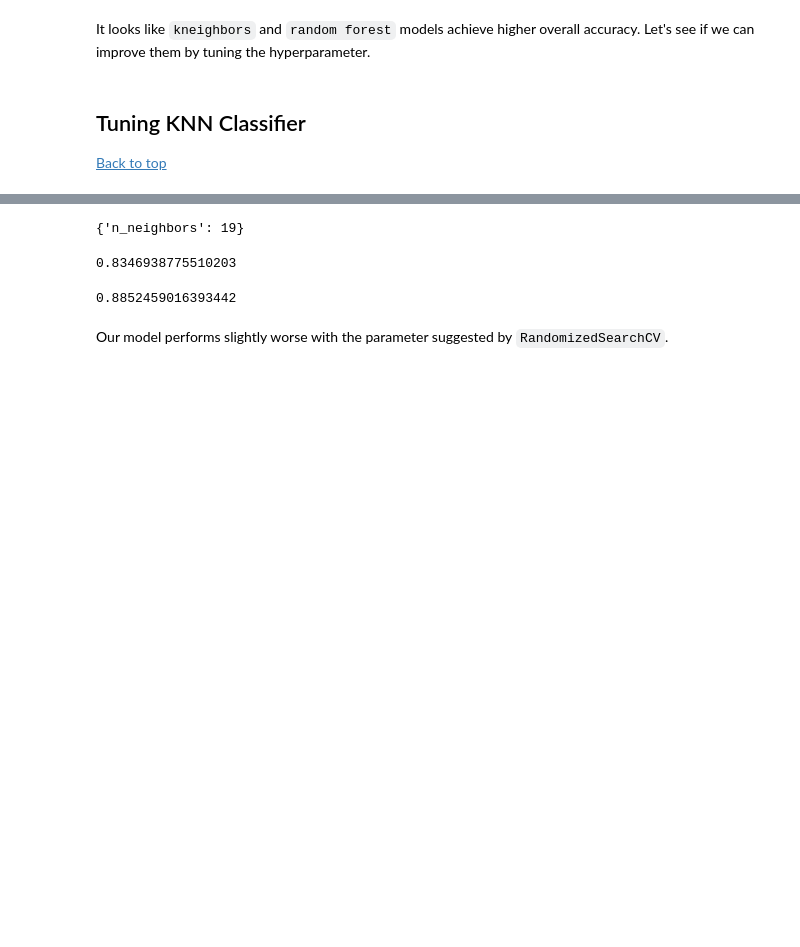
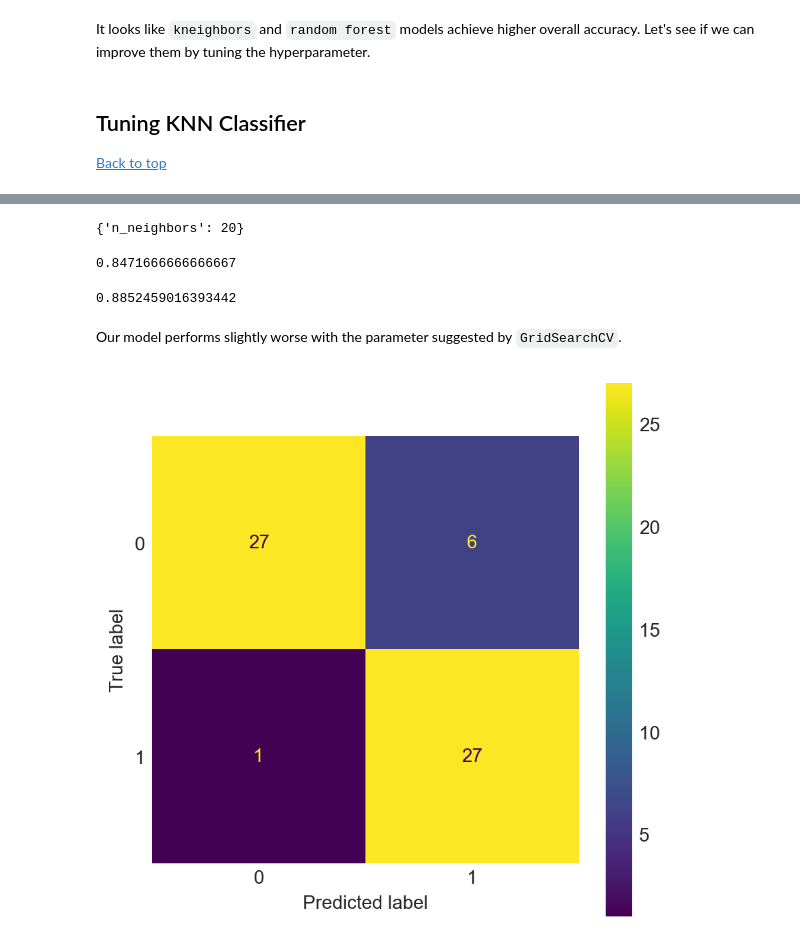
Before and after one commit to Chau-Ngoc/heart_disease_classification_with_gui, a Jupyter notebook: heart_disease_classification.ipynb, the cells around one changed output, grey strips where cells are left out. Drawn from its saved outputs; the diff is of its cells as text; code cells hidden in the pictures; blank space fills up the shorter version.

Commit message:
Finalized the notebook and saved the model

```diff
--- a/heart_disease_classification.ipynb
+++ b/heart_disease_classification.ipynb
@@ -340,13 +345,11 @@ parameters = {'n_neighbors': np.arange(1, 21)}
 
 knn = KNeighborsClassifier()
 
-rds = RandomizedSearchCV(knn,
-                         param_distributions=parameters,
-                         n_iter=20,
-                         scoring='accuracy',
-                         cv=5,
-                         n_jobs=-1,
-                         verbose=3)
+gs = GridSearchCV(knn,
+                  param_grid=parameters,
+                  scoring='accuracy',
+                  cv=10,
+                  verbose=2)
 
-rds.fit(X_train, y_train)
+gs.fit(X_train, y_train)
 # %% [output]
@@ -358,13 +377,13 @@ RandomizedSearchCV(cv=5, estimator=KNeighborsClassifier(), n_iter=20, n_jobs=-1,
 # %%
-rds.best_params_
+gs.best_params_
 # %% [output]
-{'n_neighbors': 19}
+{'n_neighbors': 20}
 # %%
-rds.best_score_
+gs.best_score_
 # %% [output]
-0.8346938775510203
+0.8471666666666667
 # %%
-knn = KNeighborsClassifier(n_neighbors=19)
+knn = KNeighborsClassifier(n_neighbors=20)
 knn.fit(X_train, y_train)
 
 y_pred = knn.predict(X_test)
@@ -373,4 +392,14 @@ print(accuracy_score(y_test, y_pred))
 # %% [output]
 0.8852459016393442
 # %% [markdown]
-Our model performs slightly worse with the parameter suggested by `RandomizedSearchCV`.
+Our model performs slightly worse with the parameter suggested by `GridSearchCV`.
+# %%
+plt.style.use('_mpl-gallery-nogrid')
+
+fig, ax = plt.subplots(figsize=(4, 4), dpi=200)
+
+ConfusionMatrixDisplay.from_estimator(knn, X_test, y_test, ax=ax)
+
+plt.show()
+# %% [output]
+[figure, added]
```
Also changed, not shown: parts of 20 cells of this notebook, 3 other files.
